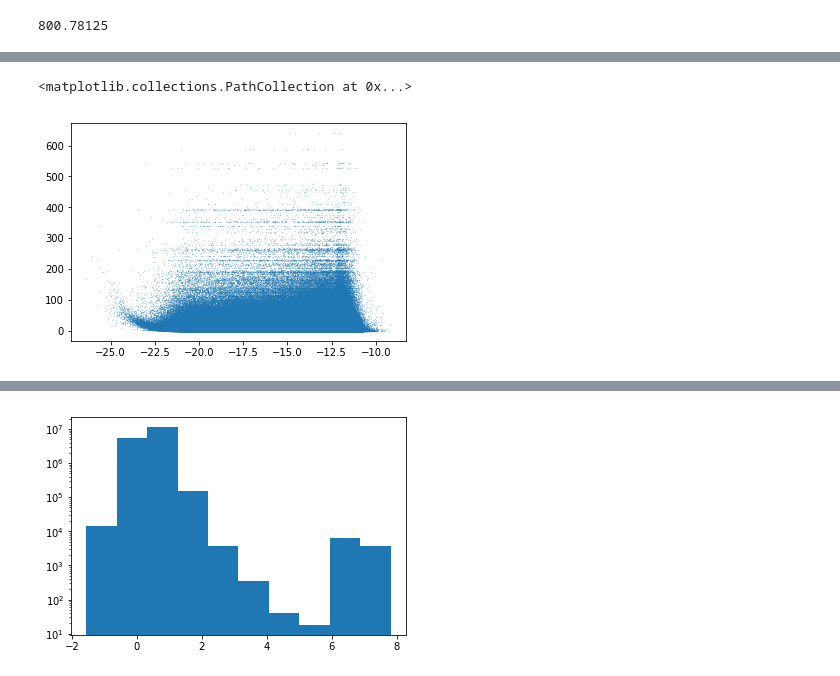
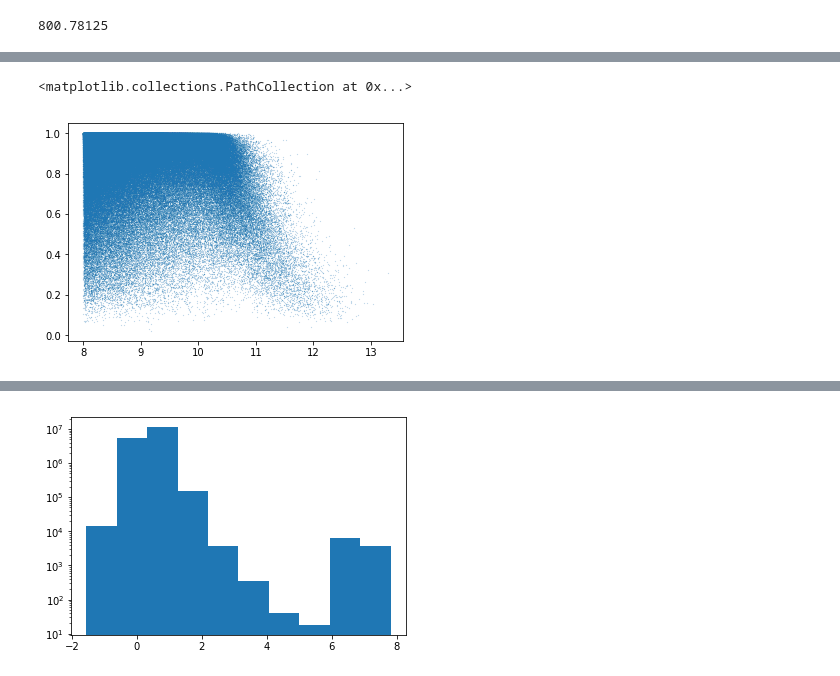
Before and after one commit to forero/IllustrisWeb, a Jupyter notebook: plot_galaxies_in_web.ipynb, the cells around one changed output, grey strips where cells are left out. Drawn from its saved outputs; the diff is of its cells as text; code cells hidden in the pictures.

```diff
--- a/plot_galaxies_in_web.ipynb
+++ b/plot_galaxies_in_web.ipynb
@@ -43,3 +42,9 @@ r_absolute_gal = r_absolute[ii]
+# %%
+stellar_mass = halos['GroupMassType'][:,4]
+pos = halos['GroupPos']%BoxSize
+ii = stellar_mass>0.01
+stellar_mass = stellar_mass[ii]
+pos = pos[ii]
 # %%
 delta_box = BoxSize/np.shape(lambda1)[0]
 print(delta_box)
@@ -50,8 +55,10 @@ ii_box = np.int_(pos[:,0]//delta_box)
 jj_box = np.int_(pos[:,1]//delta_box)
 kk_box = np.int_(pos[:,2]//delta_box)
 # %%
-lambda1_gal = lambda1[ii_box, jj_box, kk_box]
-lambda2_gal = lambda2[ii_box, jj_box, kk_box]
-lambda3_gal = lambda3[ii_box, jj_box, kk_box]
-density_gal = density_smooth[ii_box, jj_box, kk_box]
+lambda1_halo = lambda1[ii_box, jj_box, kk_box]
+lambda2_halo = lambda2[ii_box, jj_box, kk_box]
+lambda3_halo = lambda3[ii_box, jj_box, kk_box]
+density_halo = density_smooth[ii_box, jj_box, kk_box]
+fa_halo = FA[ii_box, jj_box, kk_box]
+log_alpha_halo = log_alpha[ii_box, jj_box, kk_box]
 # %%
@@ -84,5 +97,5 @@ plt.matshow(samplemat([10,8]).T)
 # %%
-plt.scatter(r_absolute_gal, density_gal, s=0.01)
+plt.scatter(np.log10(stellar_mass)+10, fa_halo,  s=0.01)
 # %% [output]
 <matplotlib.collections.PathCollection at 0x...>
-[figure, old version]
+[figure, new version]
```
Also changed, not shown: parts of 13 cells of this notebook.
